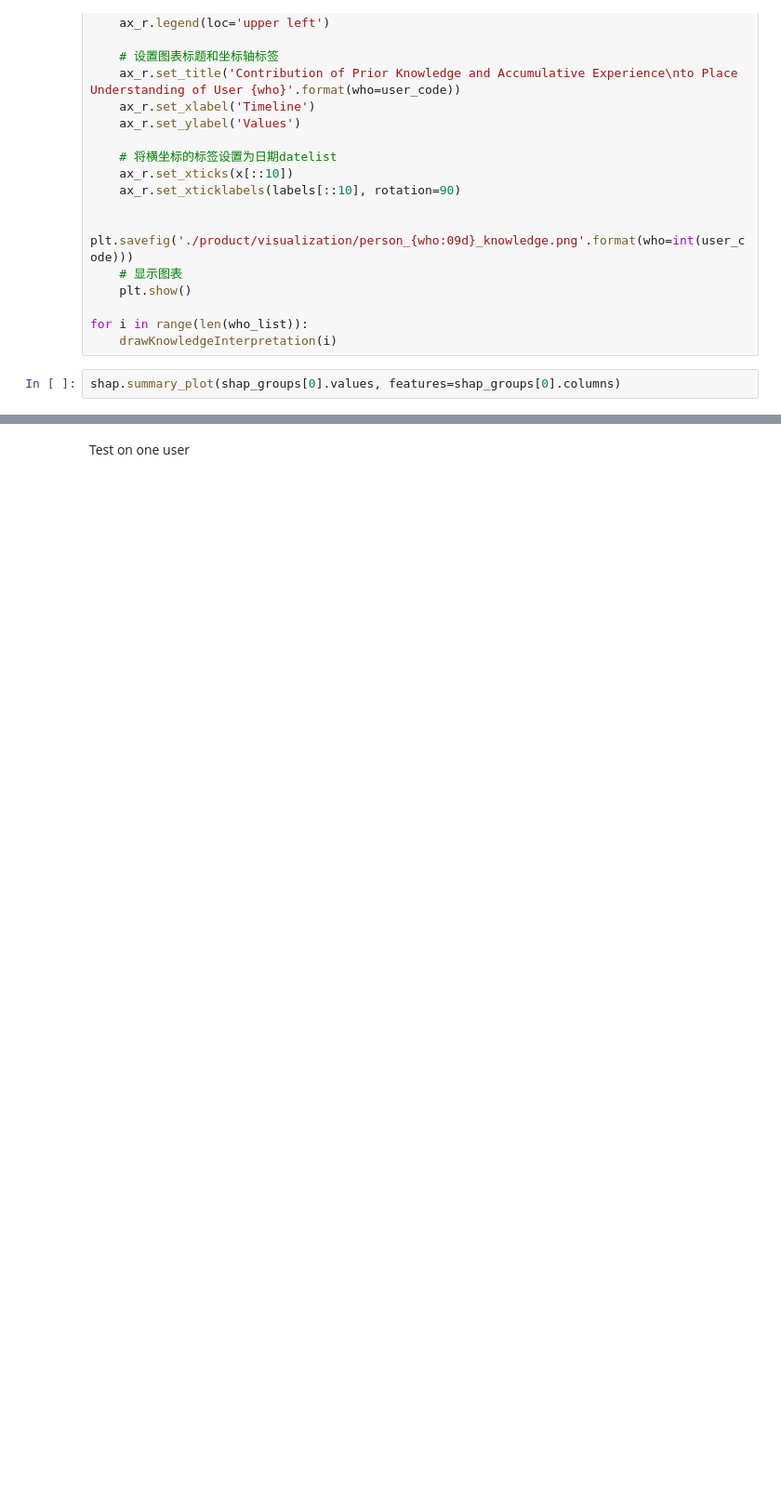
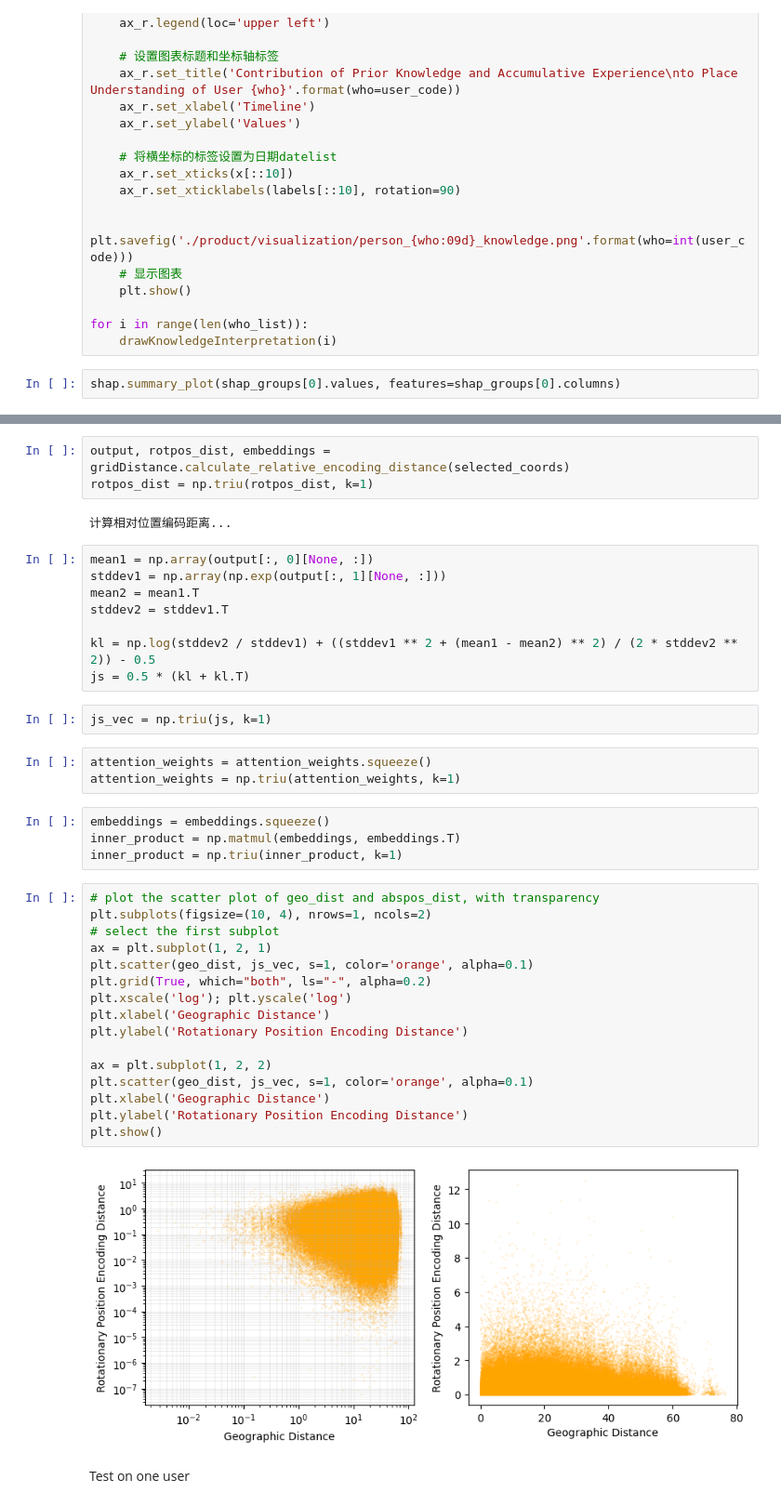
Before and after one commit to Cover-WU/UrbanCog-IRL, a Jupyter notebook: Analysis/Explain.ipynb, the cells around one changed output, grey strips where cells are left out. Shown: that part at 93% size. Saved outputs shown, nothing was run; the diff lists cells and outputs as text; blank space fills up the shorter version.

```diff
--- a/Analysis/Explain.ipynb
+++ b/Analysis/Explain.ipynb
@@ -323,2 +376,42 @@ Analysis
+# %%
+output, rotpos_dist, embeddings = gridDistance.calculate_relative_encoding_distance(selected_coords)
+rotpos_dist = np.triu(rotpos_dist, k=1)
+# %% [output]
+计算相对位置编码距离...
+# %%
+mean1 = np.array(output[:, 0][None, :])
+stddev1 = np.array(np.exp(output[:, 1][None, :]))
+mean2 = mean1.T
+stddev2 = stddev1.T
+
+kl = np.log(stddev2 / stddev1) + ((stddev1 ** 2 + (mean1 - mean2) ** 2) / (2 * stddev2 ** 2)) - 0.5
+js = 0.5 * (kl + kl.T)
+# %%
+js_vec = np.triu(js, k=1)
+# %%
+attention_weights = attention_weights.squeeze()
+attention_weights = np.triu(attention_weights, k=1)
+# %%
+embeddings = embeddings.squeeze()
+inner_product = np.matmul(embeddings, embeddings.T)
+inner_product = np.triu(inner_product, k=1)
+# %%
+# plot the scatter plot of geo_dist and abspos_dist, with transparency
+plt.subplots(figsize=(10, 4), nrows=1, ncols=2)
+# select the first subplot
+ax = plt.subplot(1, 2, 1)
+plt.scatter(geo_dist, js_vec, s=1, color='orange', alpha=0.1)
+plt.grid(True, which="both", ls="-", alpha=0.2)
+plt.xscale('log'); plt.yscale('log')
+plt.xlabel('Geographic Distance')
+plt.ylabel('Rotationary Position Encoding Distance')
+
+ax = plt.subplot(1, 2, 2)
+plt.scatter(geo_dist, js_vec, s=1, color='orange', alpha=0.1)
+plt.xlabel('Geographic Distance')
+plt.ylabel('Rotationary Position Encoding Distance')
+plt.show()
+# %% [output]
+[figure, added]
 # %% [markdown]
 Test on one user
```
Also changed, not shown: parts of 9 cells of this notebook, 2 other files.
